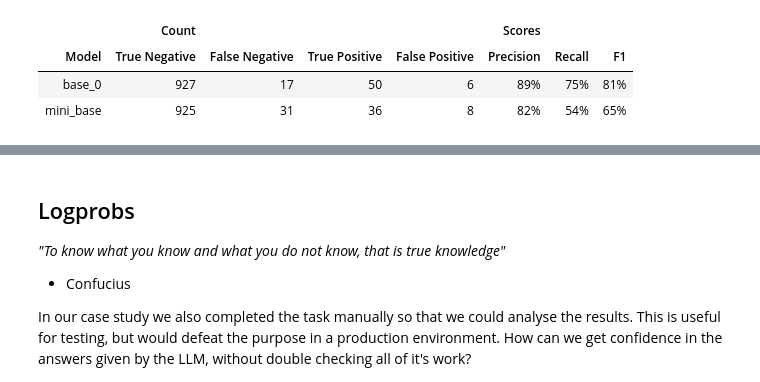
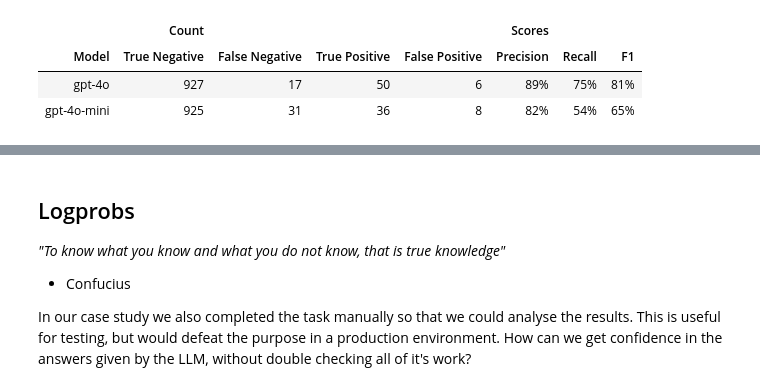
Before and after one commit to IFoA-LifeAI/LLM_ClaimClassification_Article, a Jupyter notebook: Article.ipynb, the cells around one changed output, grey strips where cells are left out. Cells and saved outputs as stored; diff of their text form; code cells hidden in the pictures.

```diff
--- a/Article.ipynb
+++ b/Article.ipynb
@@ -36,7 +42,8 @@ We got some initial results through from the OpenAI gpt-4o model. In general per
 import pandas as pd
 import numpy as np
 from pathlib import Path
-from style_table import *
+from style_table import style_table
+import great_tables as gt
 
 # Human predictions
 human_pred_csv = Path("./Data/cause_of_death.csv")
@@ -69,35 +76,40 @@ sdf = (rec[suffixes]
  .melt()
  .value_counts()
  .reset_index()
+  .assign(variable=lambda df: df["variable"].replace(
+     {"base_0": "gpt-4o",
+      "mini_base": "gpt-4o-mini"
+      }
+     ))
  .set_index("variable")
  .pivot(columns="value", values="count")
  .apply(lambda x: x.fillna(0))
 )
 
 sdf = sdf.assign(
     precision = sdf["TP"] / (sdf["TP"] + sdf["FP"]),
     recall = sdf["TP"] / (sdf["TP"] + sdf["FN"])
 )
 sdf = sdf.assign(
     f1 = 2 * sdf["precision"] * sdf["recall"] / (sdf["precision"] + sdf["recall"])
 )
 
 sdf = (
     sdf.reset_index()
     .rename(columns={ "variable": "Model",
                      "TN": "True Negative", "FN": "False Negative", "TP": "True Positive", "FP": "False Positive",
                      "precision": "Precision", "recall": "Recall", "f1": "F1", })
     [["Model", "True Negative", "False Negative", "True Positive", "False Positive", "Precision", "Recall", "F1"]])
 
 sdf.columns = pd.MultiIndex.from_tuples(
     [("", "Model")] +
     [("Count", c) for c in sdf.columns[1:5]] +
     [("Scores", c) for c in sdf.columns[5:]]
 )
 
 style_table(sdf)
 # %% [output]
 |  | Count |  |  |  | Scores |  |  |
 | Model | True Negative | False Negative | True Positive | False Positive | Precision | Recall | F1 |
-| base_0 | 927 | 17 | 50 | 6 | 89% | 75% | 81% |
-| mini_base | 925 | 31 | 36 | 8 | 82% | 54% | 65% |
+| gpt-4o | 927 | 17 | 50 | 6 | 89% | 75% | 81% |
+| gpt-4o-mini | 925 | 31 | 36 | 8 | 82% | 54% | 65% |
```
Also changed, not shown: parts of 8 cells of this notebook, 2 other files.
